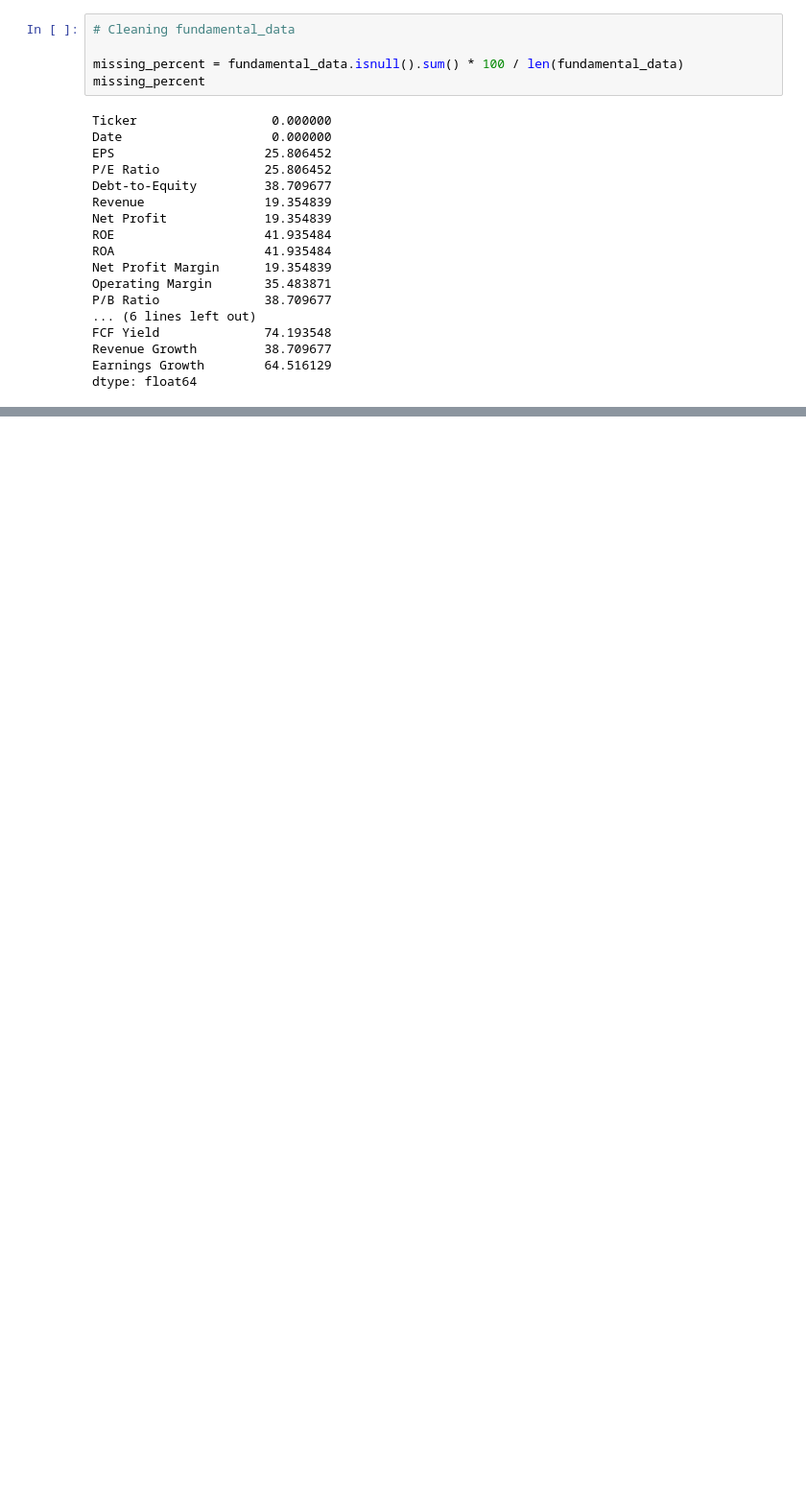
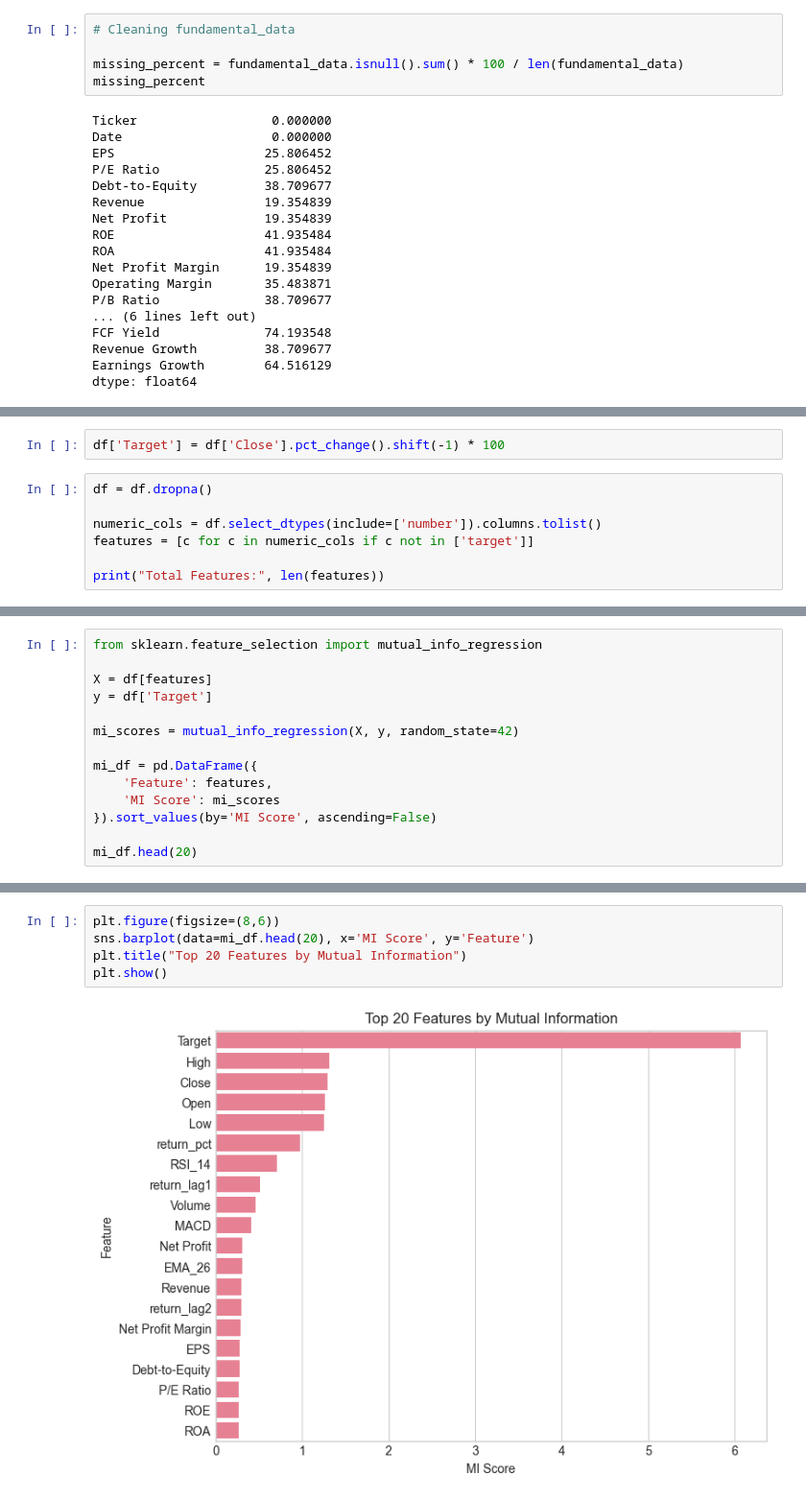
Before and after one commit to Siddhesh1kamble/DA6701-Assignments, a Jupyter notebook: Assignment_2/notebooks/P02_Pre-Processing.ipynb, the cells around one changed output, grey strips where cells are left out. Shown at 96% size. Cells and saved outputs as stored; diff of their text form; blank space fills up the shorter version.

```diff
--- a/Assignment_2/notebooks/P02_Pre-Processing.ipynb
+++ b/Assignment_2/notebooks/P02_Pre-Processing.ipynb
@@ -236,0 +353,9 @@ fundamental_data.to_csv(r'../data/processed/fundamental_data.csv', index = False
+# %%
+df['Target'] = df['Close'].pct_change().shift(-1) * 100
+# %%
+df = df.dropna()
+
+numeric_cols = df.select_dtypes(include=['number']).columns.tolist()
+features = [c for c in numeric_cols if c not in ['target']]
+
+print("Total Features:", len(features))
@@ -236,0 +364,14 @@ fundamental_data.to_csv(r'../data/processed/fundamental_data.csv', index = False
+# %%
+from sklearn.feature_selection import mutual_info_regression
+
+X = df[features]
+y = df['Target']
+
+mi_scores = mutual_info_regression(X, y, random_state=42)
+
+mi_df = pd.DataFrame({
+    'Feature': features,
+    'MI Score': mi_scores
+}).sort_values(by='MI Score', ascending=False)
+
+mi_df.head(20)
@@ -236,0 +396,7 @@ fundamental_data.to_csv(r'../data/processed/fundamental_data.csv', index = False
+# %%
+plt.figure(figsize=(8,6))
+sns.barplot(data=mi_df.head(20), x='MI Score', y='Feature')
+plt.title("Top 20 Features by Mutual Information")
+plt.show()
+# %% [output]
+[figure, added]
```
Also changed, not shown: parts of 9 cells of this notebook, 1 other file.
